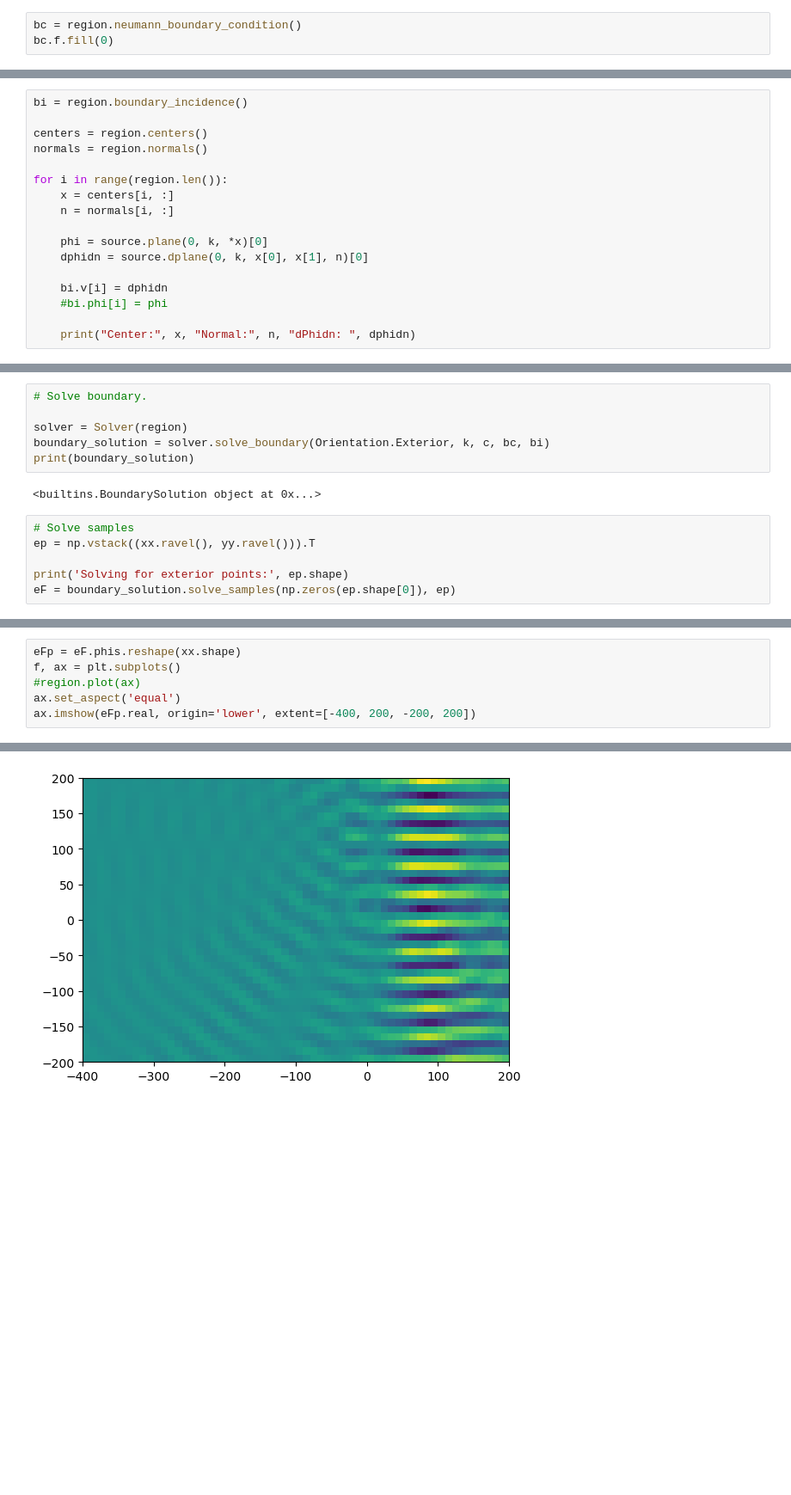
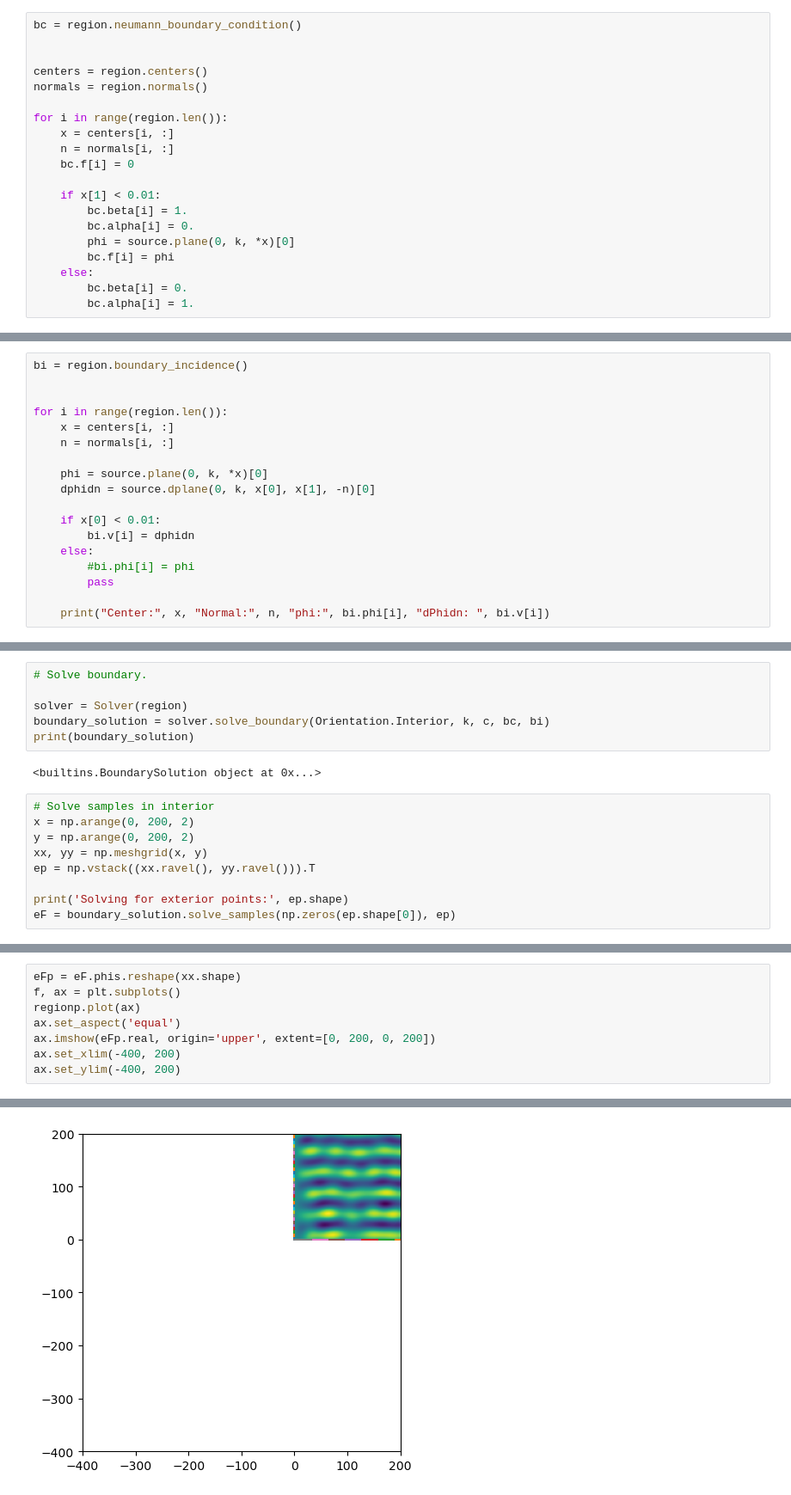
Before and after one commit to gauteh/ohbemn, a Jupyter notebook: examples/Breakwater diffusion.ipynb, the cells around one changed output, grey strips where cells are left out. Shown: that part at 86% size. Drawn from its saved outputs; the diff is of its cells as text; blank space fills up the shorter version.

```diff
--- a/examples/Breakwater diffusion.ipynb
+++ b/examples/Breakwater diffusion.ipynb
@@ -33,24 +33,42 @@ $\frac{\partial \phi}{\partial n} = 0$
 which, since it is defined on the derivative of the velocity potential is a Neumann boundary condition.
 # %%
 bc = region.neumann_boundary_condition()
-bc.f.fill(0)
+
+
+centers = region.centers()
+normals = region.normals()
+
+for i in range(region.len()):
+    x = centers[i, :]
+    n = normals[i, :]
+    bc.f[i] = 0
+
+    if x[1] < 0.01:
+        bc.beta[i] = 1.
+        bc.alpha[i] = 0.
+        phi = source.plane(0, k, *x)[0]
+        bc.f[i] = phi
+    else:
+        bc.beta[i] = 0.
+        bc.alpha[i] = 1.
 # %% [markdown]
 The incoming field is a plane wave. Calculate $\phi$ and $\frac{\partial \phi}{\partial n}$ at the center of each boundary element.
 # %%
 bi = region.boundary_incidence()
 
-centers = region.centers()
-normals = region.normals()
 
 for i in range(region.len()):
     x = centers[i, :]
     n = normals[i, :]
 
     phi = source.plane(0, k, *x)[0]
-    dphidn = source.dplane(0, k, x[0], x[1], n)[0]
+    dphidn = source.dplane(0, k, x[0], x[1], -n)[0]
 
-    bi.v[i] = dphidn
-    #bi.phi[i] = phi
+    if x[0] < 0.01:
+        bi.v[i] = dphidn
+    else:
+        #bi.phi[i] = phi
+        pass
 
-    print("Center:", x, "Normal:", n, "dPhidn: ", dphidn)
+    print("Center:", x, "Normal:", n, "phi:", bi.phi[i], "dPhidn: ", bi.v[i])
 # %% [output]
@@ -92,12 +110,15 @@ ax.imshow(fI.real, origin='lower', extent=[-400, 200, -200, 200])
 # Solve boundary.
 
 solver = Solver(region)
-boundary_solution = solver.solve_boundary(Orientation.Exterior, k, c, bc, bi)
+boundary_solution = solver.solve_boundary(Orientation.Interior, k, c, bc, bi)
 print(boundary_solution)
 # %% [output]
 <builtins.BoundarySolution object at 0x...>
 # %%
-# Solve samples
+# Solve samples in interior
+x = np.arange(0, 200, 2)
+y = np.arange(0, 200, 2)
+xx, yy = np.meshgrid(x, y)
 ep = np.vstack((xx.ravel(), yy.ravel())).T
 
 print('Solving for exterior points:', ep.shape)
@@ -107,7 +128,9 @@ Solving for exterior points: (2400, 2)
 # %%
 eFp = eF.phis.reshape(xx.shape)
 f, ax = plt.subplots()
-#region.plot(ax)
+regionp.plot(ax)
 ax.set_aspect('equal')
-ax.imshow(eFp.real, origin='lower', extent=[-400, 200, -200, 200])
+ax.imshow(eFp.real, origin='upper', extent=[0, 200, 0, 200])
+ax.set_xlim(-400, 200)
+ax.set_ylim(-400, 200)
 # %% [output]
@@ -115 +138 @@ ax.imshow(eFp.real, origin='lower', extent=[-400, 200, -200, 200])
-[figure, old version]
+[figure, new version]
```
Also changed, not shown: parts of 4 cells of this notebook, 3 other files.
